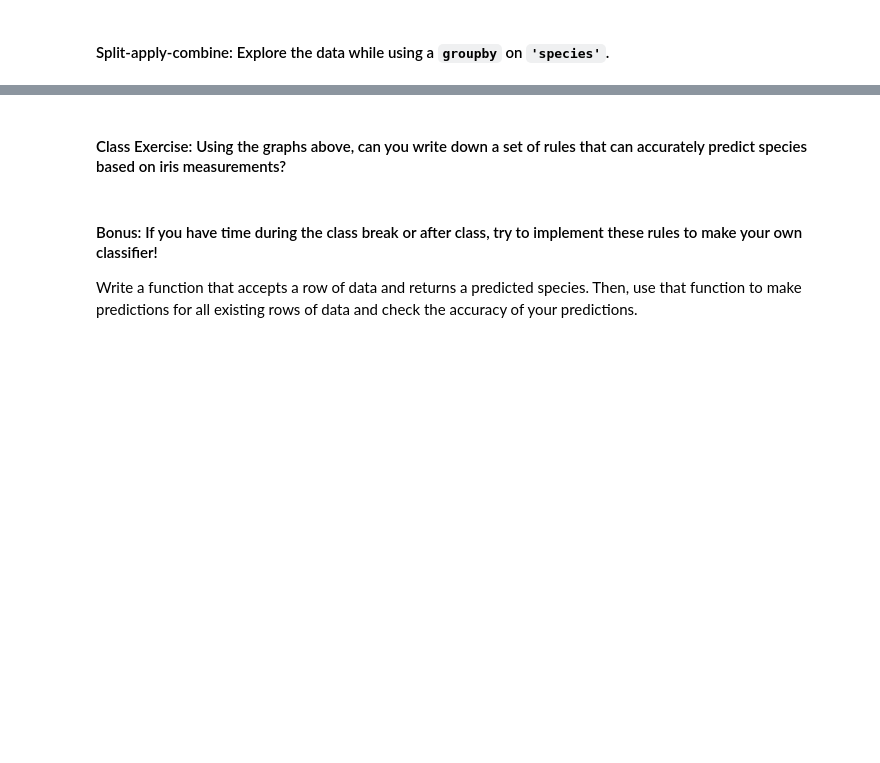
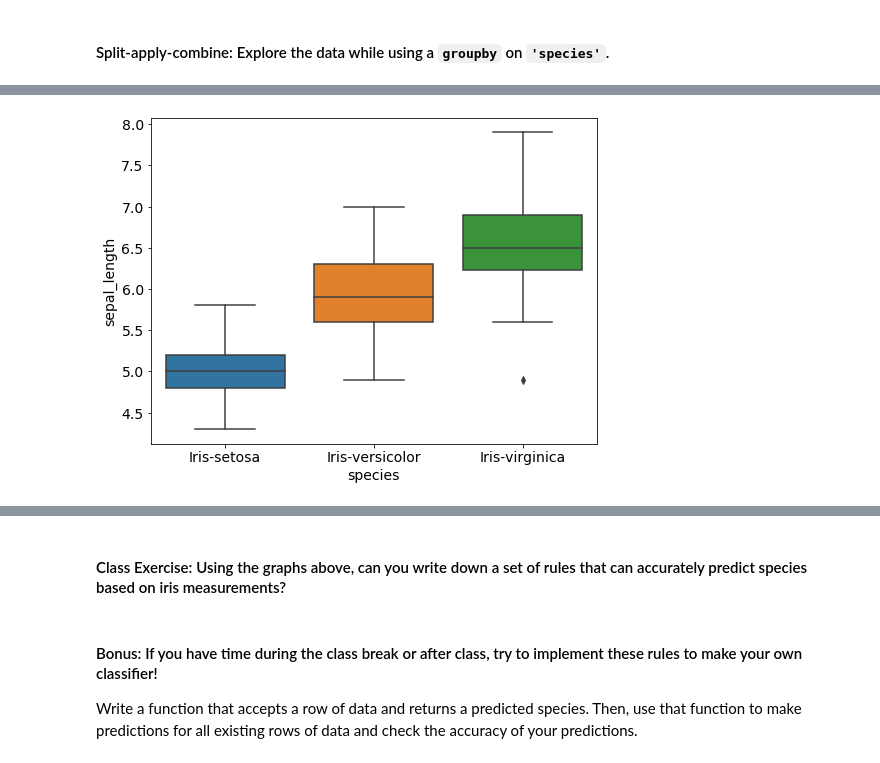
Before and after one commit to ShelyBhogal/data-science, a Jupyter notebook: 11-knn-classification/knn_with_sklearn.ipynb, the cells around one changed output, grey strips where cells are left out. Drawn from its saved outputs; the diff is of its cells as text; code cells hidden in the pictures; blank space fills up the shorter version.

```diff
--- a/11-knn-classification/knn_with_sklearn.ipynb
+++ b/11-knn-classification/knn_with_sklearn.ipynb
@@ -110,3 +200,7 @@ iris.groupby(by='species', axis=0).sepal_length.mean()
+# %%
+sns.boxplot(data=iris, x='species', y='sepal_length');
+# %% [output]
+[figure, added]
 # %%
 # Mean of all numeric columns, grouped by species.
 iris.groupby('species').mean()
```
Also changed, not shown: parts of 43 cells of this notebook.
